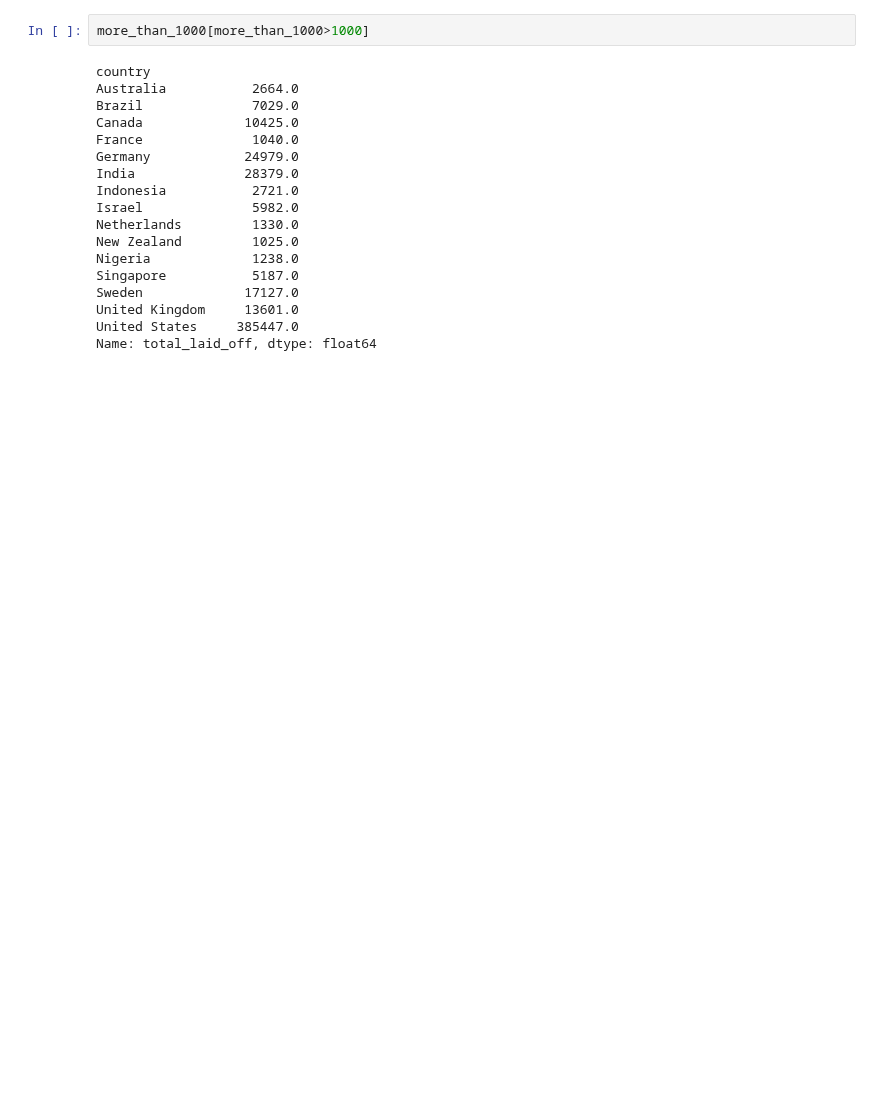
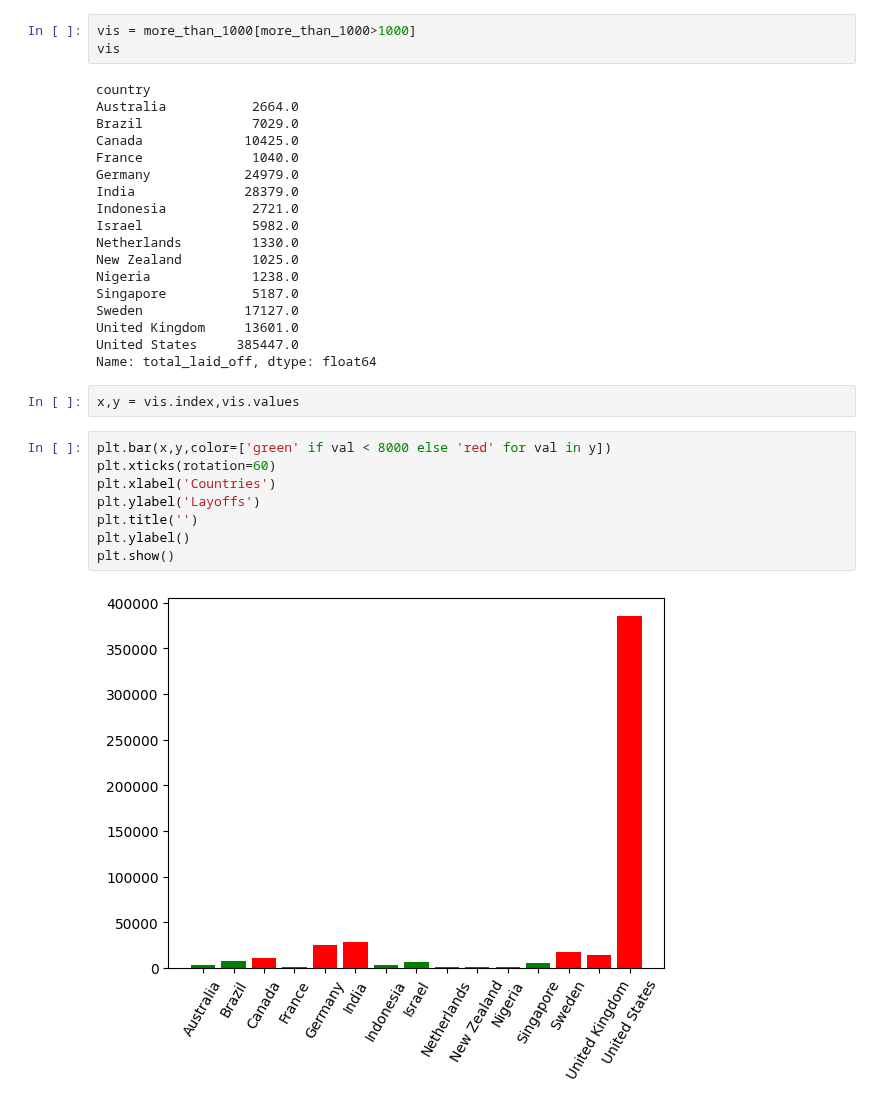
Before and after one commit to neerajcodes888/Recent-Layoffs-Case-Study, a Jupyter notebook: study.ipynb, the cells around one changed output. Cells and saved outputs as stored; diff of their text form; blank space fills up the shorter version.

```diff
--- a/study.ipynb
+++ b/study.ipynb
@@ -617,7 +617,8 @@ Name: total_laid_off, dtype: float64
 # %%
 more_than_1000=data.groupby('country')['total_laid_off'].sum()
 # %%
-more_than_1000[more_than_1000>1000]
+vis = more_than_1000[more_than_1000>1000]
+vis
 # %% [output]
 country
 Australia           2664.0
@@ -636,3 +637,15 @@ Sweden             17127.0
 United Kingdom     13601.0
 United States     385447.0
 Name: total_laid_off, dtype: float64
+# %%
+x,y = vis.index,vis.values
+# %%
+plt.bar(x,y,color=['green' if val < 8000 else 'red' for val in y])
+plt.xticks(rotation=60)
+plt.xlabel('Countries')
+plt.ylabel('Layoffs')
+plt.title('')
+plt.ylabel()
+plt.show()
+# %% [output]
+[figure, added]
```
